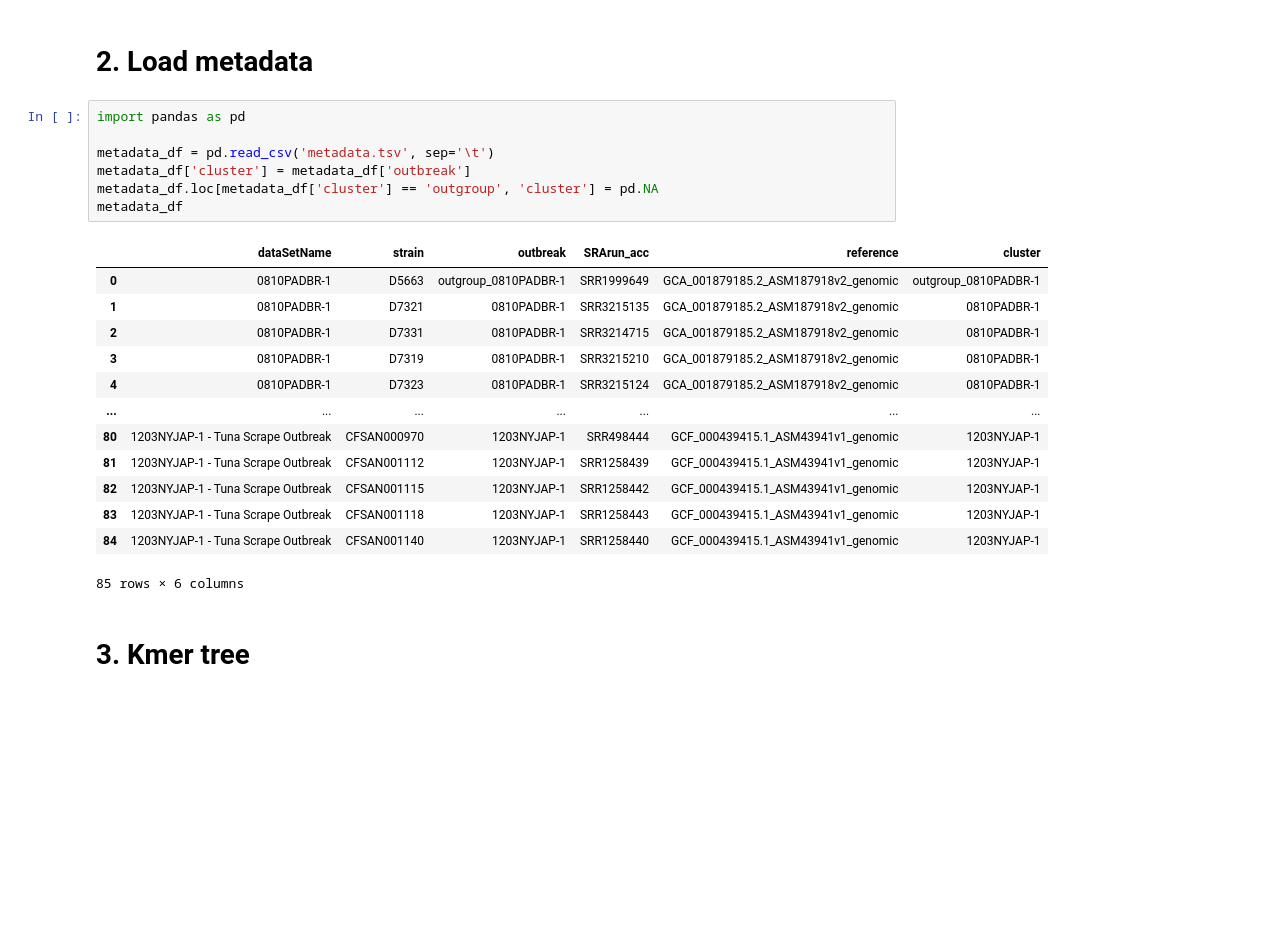
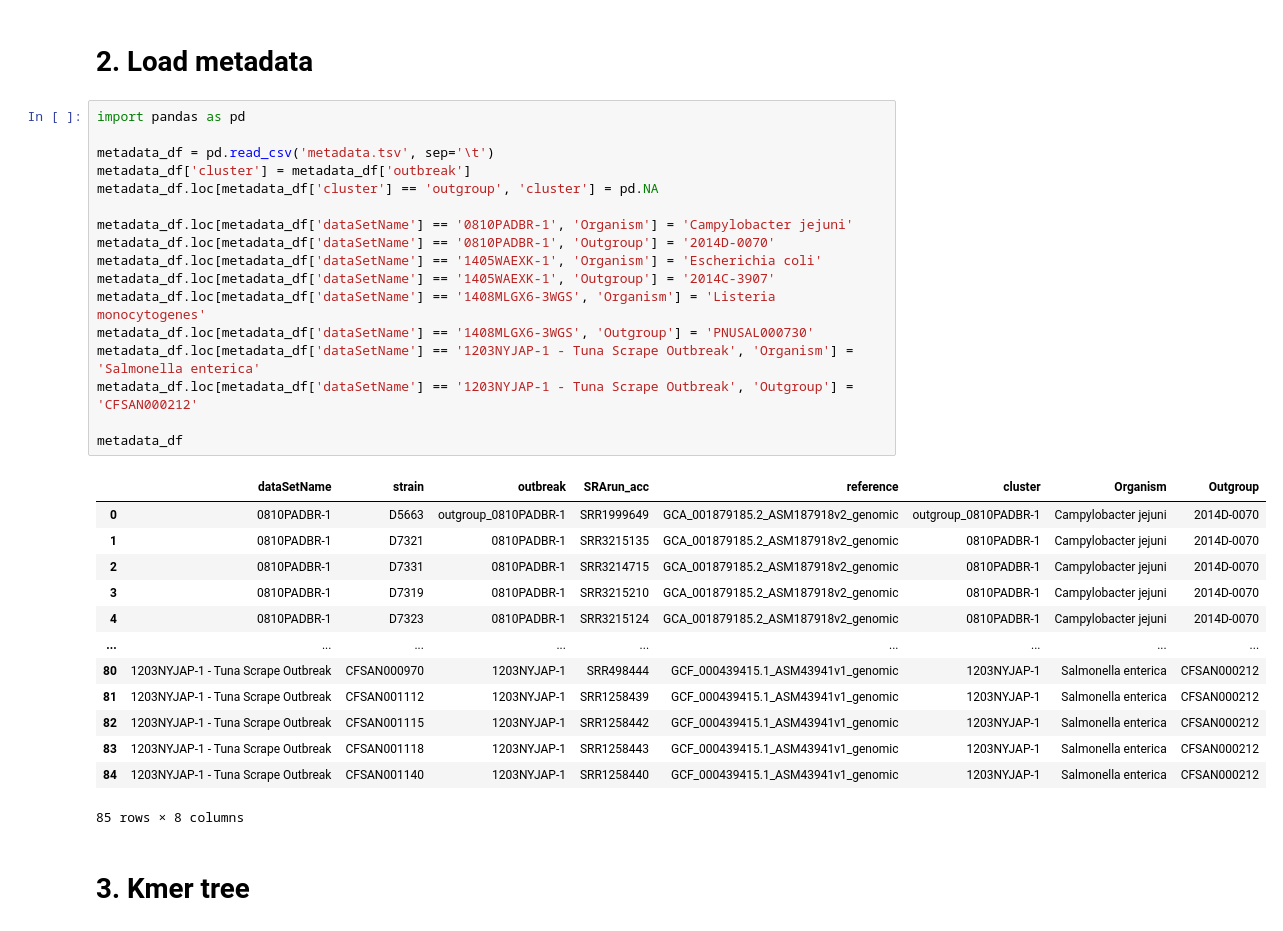
Before and after one commit to apetkau/genomics-data-index-evaluation-manuscript, a Jupyter notebook: evaluations/reads/4-compare-results.ipynb, the cells around one changed output. Cells and saved outputs as stored; diff of their text form; blank space fills up the shorter version.

```diff
--- a/evaluations/reads/4-compare-results.ipynb
+++ b/evaluations/reads/4-compare-results.ipynb
@@ -18,24 +18,34 @@ db
 # %%
 import pandas as pd
 
 metadata_df = pd.read_csv('metadata.tsv', sep='\t')
 metadata_df['cluster'] = metadata_df['outbreak']
 metadata_df.loc[metadata_df['cluster'] == 'outgroup', 'cluster'] = pd.NA
+
+metadata_df.loc[metadata_df['dataSetName'] == '0810PADBR-1', 'Organism'] = 'Campylobacter jejuni'
+metadata_df.loc[metadata_df['dataSetName'] == '0810PADBR-1', 'Outgroup'] = '2014D-0070'
+metadata_df.loc[metadata_df['dataSetName'] == '1405WAEXK-1', 'Organism'] = 'Escherichia coli'
+metadata_df.loc[metadata_df['dataSetName'] == '1405WAEXK-1', 'Outgroup'] = '2014C-3907'
+metadata_df.loc[metadata_df['dataSetName'] == '1408MLGX6-3WGS', 'Organism'] = 'Listeria monocytogenes'
+metadata_df.loc[metadata_df['dataSetName'] == '1408MLGX6-3WGS', 'Outgroup'] = 'PNUSAL000730'
+metadata_df.loc[metadata_df['dataSetName'] == '1203NYJAP-1 - Tuna Scrape Outbreak', 'Organism'] = 'Salmonella enterica'
+metadata_df.loc[metadata_df['dataSetName'] == '1203NYJAP-1 - Tuna Scrape Outbreak', 'Outgroup'] = 'CFSAN000212'
+
 metadata_df
 # %% [output]
-|  | dataSetName | strain | outbreak | SRArun_acc | reference | cluster |
-| 0 | 0810PADBR-1 | D5663 | outgroup_0810PADBR-1 | SRR1999649 | GCA_001879185.2_ASM187918v2_genomic | outgroup_0810PADBR-1 |
-| 1 | 0810PADBR-1 | D7321 | 0810PADBR-1 | SRR3215135 | GCA_001879185.2_ASM187918v2_genomic | 0810PADBR-1 |
-| 2 | 0810PADBR-1 | D7331 | 0810PADBR-1 | SRR3214715 | GCA_001879185.2_ASM187918v2_genomic | 0810PADBR-1 |
-| 3 | 0810PADBR-1 | D7319 | 0810PADBR-1 | SRR3215210 | GCA_001879185.2_ASM187918v2_genomic | 0810PADBR-1 |
-| 4 | 0810PADBR-1 | D7323 | 0810PADBR-1 | SRR3215124 | GCA_001879185.2_ASM187918v2_genomic | 0810PADBR-1 |
-| ... | ... | ... | ... | ... | ... | ... |
-| 80 | 1203NYJAP-1 - Tuna Scrape Outbreak | CFSAN000970 | 1203NYJAP-1 | SRR498444 | GCF_000439415.1_ASM43941v1_genomic | 1203NYJAP-1 |
-| 81 | 1203NYJAP-1 - Tuna Scrape Outbreak | CFSAN001112 | 1203NYJAP-1 | SRR1258439 | GCF_000439415.1_ASM43941v1_genomic | 1203NYJAP-1 |
-| 82 | 1203NYJAP-1 - Tuna Scrape Outbreak | CFSAN001115 | 1203NYJAP-1 | SRR1258442 | GCF_000439415.1_ASM43941v1_genomic | 1203NYJAP-1 |
-| 83 | 1203NYJAP-1 - Tuna Scrape Outbreak | CFSAN001118 | 1203NYJAP-1 | SRR1258443 | GCF_000439415.1_ASM43941v1_genomic | 1203NYJAP-1 |
-| 84 | 1203NYJAP-1 - Tuna Scrape Outbreak | CFSAN001140 | 1203NYJAP-1 | SRR1258440 | GCF_000439415.1_ASM43941v1_genomic | 1203NYJAP-1 |
+|  | dataSetName | strain | outbreak | SRArun_acc | reference | cluster | Organism | Outgroup |
+| 0 | 0810PADBR-1 | D5663 | outgroup_0810PADBR-1 | SRR1999649 | GCA_001879185.2_ASM187918v2_genomic | outgroup_0810PADBR-1 | Campylobacter jejuni | 2014D-0070 |
+| 1 | 0810PADBR-1 | D7321 | 0810PADBR-1 | SRR3215135 | GCA_001879185.2_ASM187918v2_genomic | 0810PADBR-1 | Campylobacter jejuni | 2014D-0070 |
+| 2 | 0810PADBR-1 | D7331 | 0810PADBR-1 | SRR3214715 | GCA_001879185.2_ASM187918v2_genomic | 0810PADBR-1 | Campylobacter jejuni | 2014D-0070 |
+| 3 | 0810PADBR-1 | D7319 | 0810PADBR-1 | SRR3215210 | GCA_001879185.2_ASM187918v2_genomic | 0810PADBR-1 | Campylobacter jejuni | 2014D-0070 |
+| 4 | 0810PADBR-1 | D7323 | 0810PADBR-1 | SRR3215124 | GCA_001879185.2_ASM187918v2_genomic | 0810PADBR-1 | Campylobacter jejuni | 2014D-0070 |
+| ... | ... | ... | ... | ... | ... | ... | ... | ... |
+| 80 | 1203NYJAP-1 - Tuna Scrape Outbreak | CFSAN000970 | 1203NYJAP-1 | SRR498444 | GCF_000439415.1_ASM43941v1_genomic | 1203NYJAP-1 | Salmonella enterica | CFSAN000212 |
+| 81 | 1203NYJAP-1 - Tuna Scrape Outbreak | CFSAN001112 | 1203NYJAP-1 | SRR1258439 | GCF_000439415.1_ASM43941v1_genomic | 1203NYJAP-1 | Salmonella enterica | CFSAN000212 |
+| 82 | 1203NYJAP-1 - Tuna Scrape Outbreak | CFSAN001115 | 1203NYJAP-1 | SRR1258442 | GCF_000439415.1_ASM43941v1_genomic | 1203NYJAP-1 | Salmonella enterica | CFSAN000212 |
+| 83 | 1203NYJAP-1 - Tuna Scrape Outbreak | CFSAN001118 | 1203NYJAP-1 | SRR1258443 | GCF_000439415.1_ASM43941v1_genomic | 1203NYJAP-1 | Salmonella enterica | CFSAN000212 |
+| 84 | 1203NYJAP-1 - Tuna Scrape Outbreak | CFSAN001140 | 1203NYJAP-1 | SRR1258440 | GCF_000439415.1_ASM43941v1_genomic | 1203NYJAP-1 | Salmonella enterica | CFSAN000212 |
-85 rows × 6 columns
+85 rows × 8 columns
 # %% [markdown]
 # 3. Kmer tree
 # %%
```
Also changed, not shown: parts of 17 cells of this notebook.
